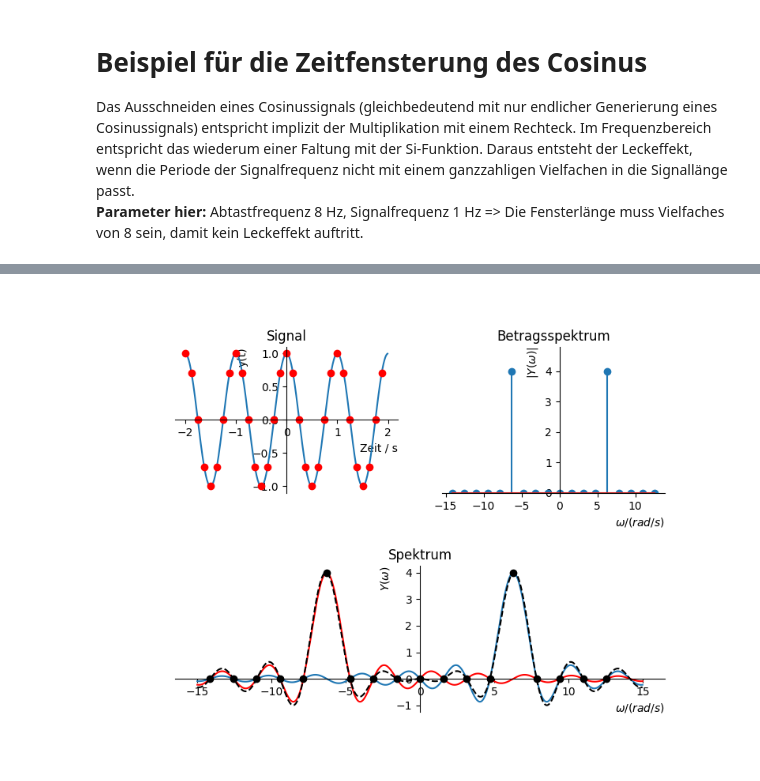
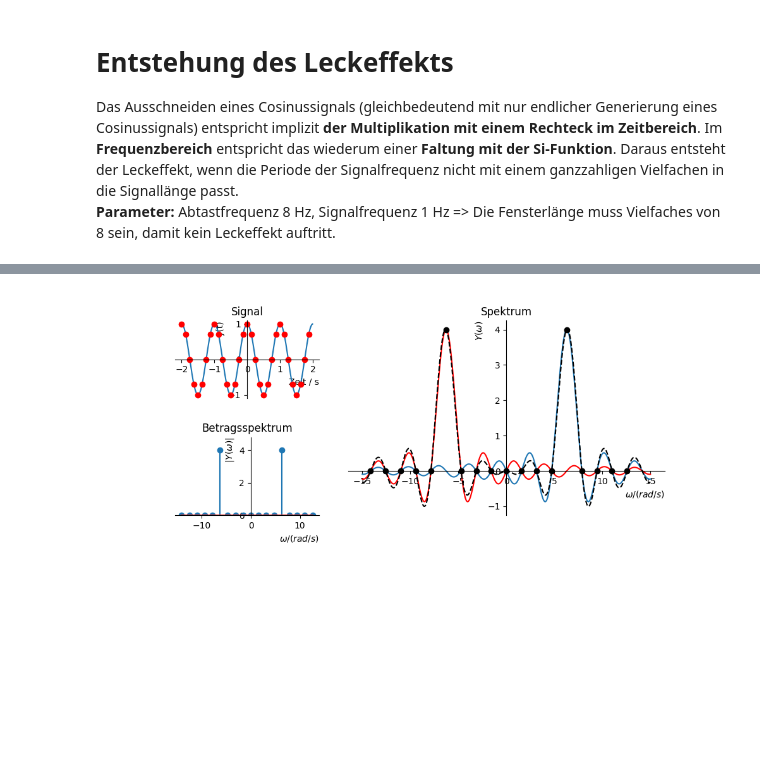
Before and after one commit to bdcodebase/JLdeployments, a Jupyter notebook: content/Leckage.ipynb, the cells around one changed output, grey strips where cells are left out. Cells and saved outputs as stored; diff of their text form; code cells hidden in the pictures; blank space fills up the shorter version.

```diff
--- a/content/Leckage.ipynb
+++ b/content/Leckage.ipynb
@@ -1,7 +1,7 @@
 # %% [markdown]
-# Beispiel für die Zeitfensterung des Cosinus
-Das Ausschneiden eines Cosinussignals (gleichbedeutend mit nur endlicher Generierung eines Cosinussignals) entspricht implizit der Multiplikation mit einem Rechteck. Im Frequenzbereich entspricht das wiederum einer Faltung mit der Si-Funktion. Daraus entsteht der Leckeffekt, wenn die Periode der Signalfrequenz nicht mit einem ganzzahligen Vielfachen in die Signallänge passt.
-**Parameter hier:** Abtastfrequenz 8 Hz, Signalfrequenz 1 Hz => Die Fensterlänge muss Vielfaches von 8 sein, damit kein Leckeffekt auftritt.
+# Entstehung des Leckeffekts
+Das Ausschneiden eines Cosinussignals (gleichbedeutend mit nur endlicher Generierung eines Cosinussignals) entspricht implizit **der Multiplikation mit einem Rechteck im Zeitbereich**. Im **Frequenzbereich** entspricht das wiederum einer **Faltung mit der Si-Funktion**. Daraus entsteht der Leckeffekt, wenn die Periode der Signalfrequenz nicht mit einem ganzzahligen Vielfachen in die Signallänge passt.
+**Parameter:** Abtastfrequenz 8 Hz, Signalfrequenz 1 Hz => Die Fensterlänge muss Vielfaches von 8 sein, damit kein Leckeffekt auftritt.
 # %%
 """
 Leckage-Demoscript
@@ -27,8 +27,8 @@ def myplotstyle(ax): # Hilfsfunktion, hübscht den Plot etwas auf
     ax.spines['left'].set_position(('data',0))
 
 
-fig = plt.figure(figsize=(8, 6), dpi=100,num=' ')
-spec = fig.add_gridspec(ncols=2, nrows=2, hspace=.5)
+fig = plt.figure(figsize=(10, 4), dpi=100,num=' ')
+spec = fig.add_gridspec(ncols=3, nrows=2, hspace=.5)
 
 def plotdata(N):
     f = 1  # Grundfrequenz in Hz
@@ -66,37 +66,37 @@ def plotdata(N):
     myplotstyle(ax)  # apply custom plot style
     # Signal erzeugen
 
-    ax = fig.add_subplot(spec[0,1])
+    ax = fig.add_subplot(spec[1,0])
     #ax.plot(om, Y1, 'r')
     ax.stem(omd, np.abs(Yd))
     ax.set_xlabel('$\omega / (rad/s)$', loc='right')
     ax.set_ylabel('$|Y(\omega)|$', loc='top')
     ax.set_title('Betragsspektrum')
     ax.set_ylim([0,N*TA*1.2])
     myplotstyle(ax)
 
 
-    ax = fig.add_subplot(spec[1,0:2])
+    ax = fig.add_subplot(spec[0:2,1:3])
     ax.plot(om, Y1)
     ax.plot(om, Y2,'r')
     ax.plot(om, Y, '--k')
     ax.plot(omd,Yd,'ok')
     ax.set_xlabel('$\omega / (rad/s)$',loc='right')
     ax.set_ylabel('$Y(\omega)$',loc='top')
     ax.set_title('Spektrum')
     myplotstyle(ax)
 
     fig.canvas.draw()
 
     ## Interaktion:
 # Definition von Controls:
-Nslider  = widgets.IntSlider(min=10, max=100, step=1, value=32, continuous_update=False, description='N')
+Nslider  = widgets.IntSlider(min=24, max=48, step=1, value=32, continuous_update=False, description='Fensterlänge:')
 
 #Verknüpfen mit Callback
 out = widgets.interactive_output(plotdata, {'N': Nslider})
 #Anzeigen
 display(Nslider) #, sigtxt, ekcb, out)
 plt.show()
 # %% [output]
 [interactive output not drawn]
-[figure, old version]
+[figure, new version]
```
Also changed, not shown: 2 other files.
